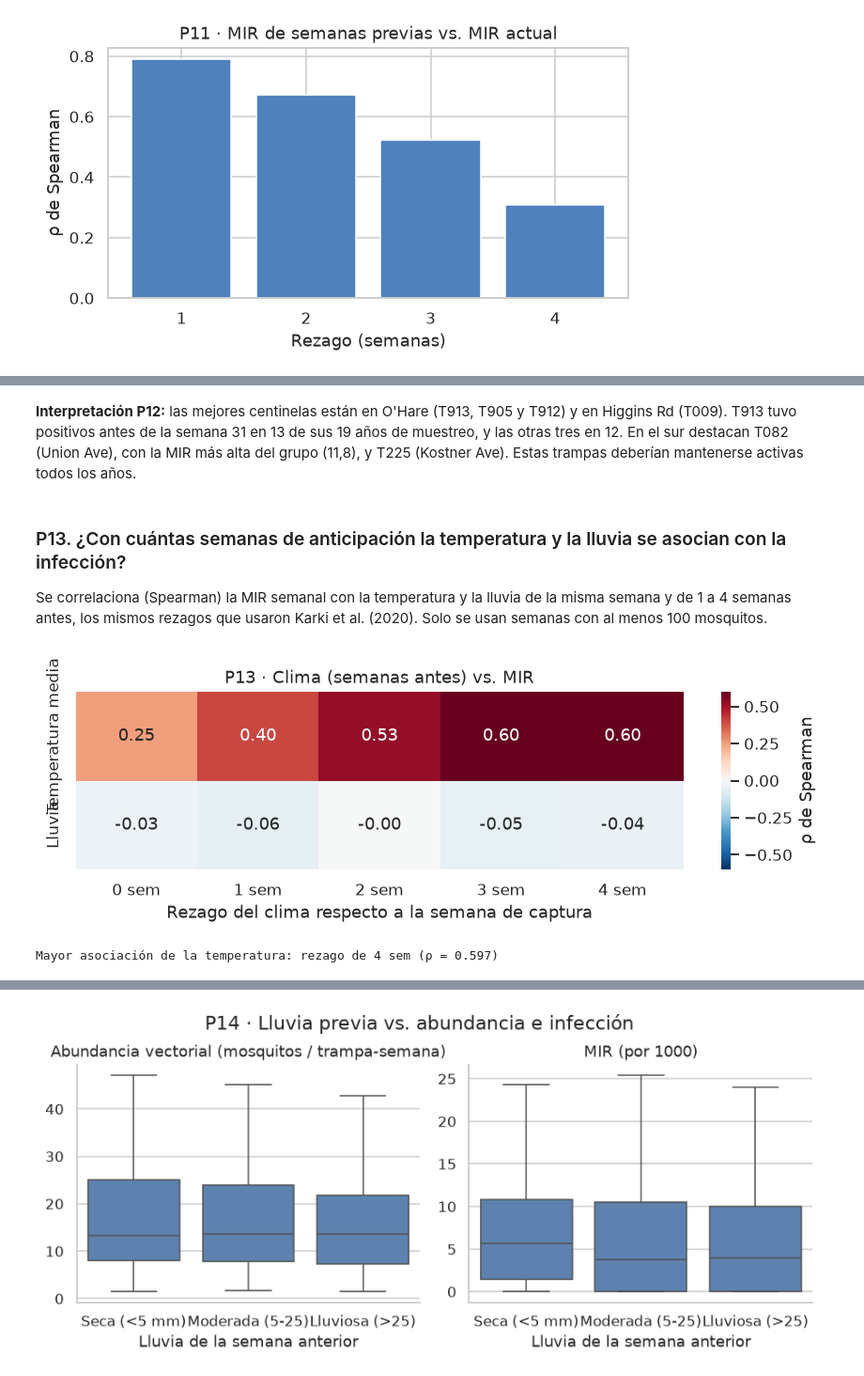
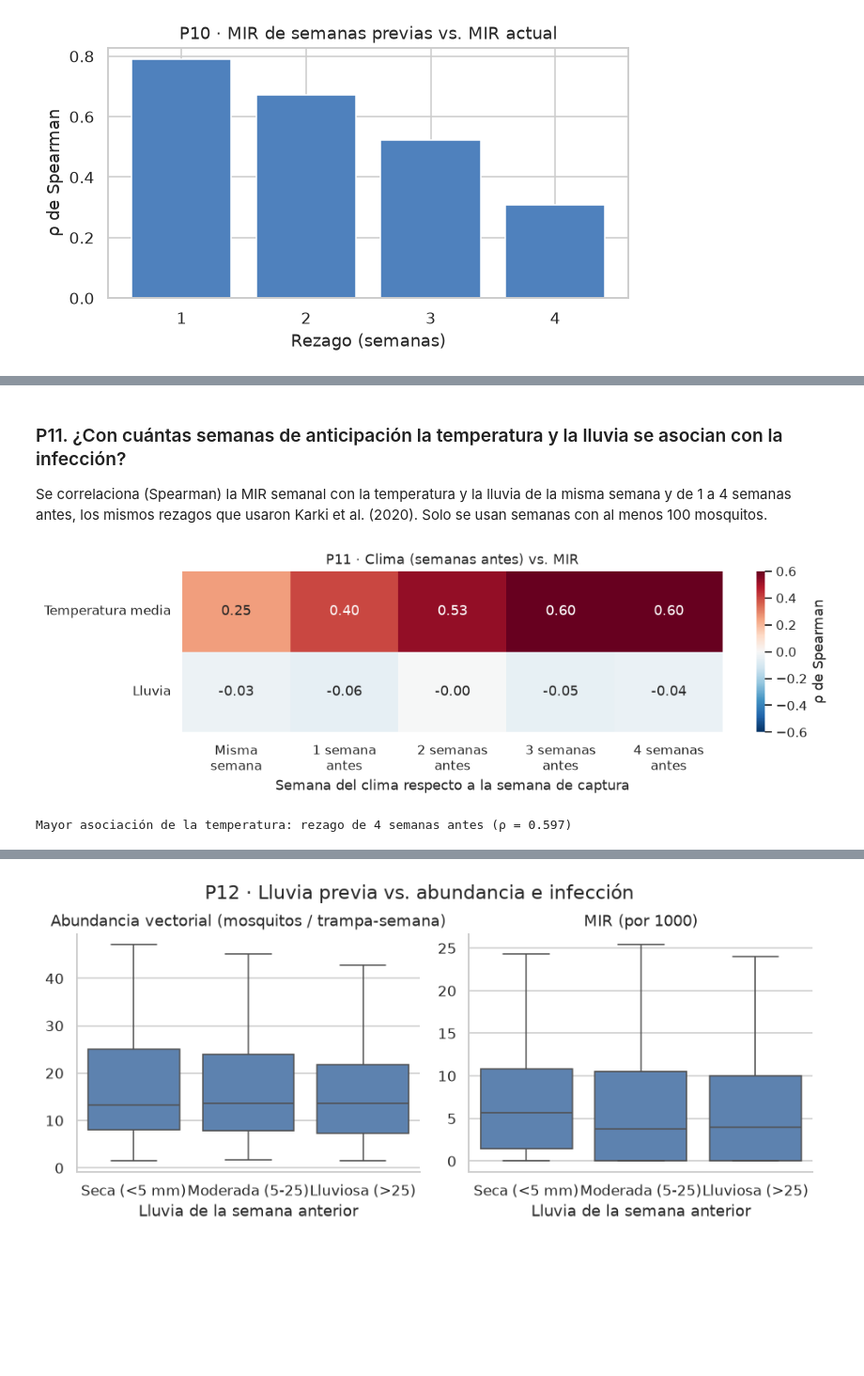
Before and after one commit to salva1984/icd, a Jupyter notebook: proyecto_wnv.ipynb, the cells around one changed output, grey strips where cells are left out. Shown at 94% size. Cells and saved outputs as stored; diff of their text form; code cells hidden in the pictures; blank space fills up the shorter version.

```diff
--- a/proyecto_wnv.ipynb
+++ b/proyecto_wnv.ipynb
@@ -1018,10 +1033,17 @@ ax.set_title('P11 · MIR de semanas previas vs. MIR actual'); plt.tight_layout()
 | 3 | 4 | 0.309 |
 [figure]
 # %%
-s9 = sem_ok.dropna(subset=['MIR_PREV_1']).assign(FASE=lambda d: pd.cut(d['WEEK'], [0, 28, 35, 60], labels=['Temprana (≤28)', 'Pico (29-35)', 'Tardía (≥36)']))
-g = sns.lmplot(data=s9, x='MIR_PREV_1', y='MIR', col='FASE', height=3.3, aspect=1.1,
-               scatter_kws={'alpha':.4, 's':18}, line_kws={'color':'#c0504d'})
-g.set_axis_labels('MIR de la semana anterior', 'MIR de la semana'); g.figure.suptitle('P11 · MIR previa vs. actual, por fase', y=1.04); plt.show()
-for fase, d in s9.groupby('FASE', observed=True):
-    r = d['MIR_PREV_1'].corr(d['MIR'], method='spearman'); print(f'{fase}: rho = {r:.3f}, n = {len(d)}')
+semanas_con_mir_previa = semanas_validas.dropna(subset=['MIR_PREV_1'])
+
+grafico = sns.lmplot(data=semanas_con_mir_previa, x='MIR_PREV_1', y='MIR', col='FASE',
+                     height=3.3, aspect=1.1,
+                     scatter_kws={'alpha': .4, 's': 18}, line_kws={'color': '#c0504d'})
+grafico.set_axis_labels('MIR de la semana anterior', 'MIR de la semana')
+grafico.set_titles('{col_name}')
+grafico.figure.suptitle('P10 · MIR previa vs. actual, por fase', y=1.04)
+plt.show()
+
+for fase, semanas_de_la_fase in semanas_con_mir_previa.groupby('FASE', observed=True):
+    rho = semanas_de_la_fase['MIR_PREV_1'].corr(semanas_de_la_fase['MIR'], method='spearman')
+    print(f'{fase}: rho = {rho:.3f}, n = {len(semanas_de_la_fase)}')
 # %% [output]
@@ -1072,25 +1056,29 @@ plt.tight_layout(); plt.show()
-# %% [markdown]
-**Interpretación P12:** las mejores centinelas están en O'Hare (T913, T905 y T912) y en Higgins Rd (T009). T913 tuvo positivos antes de la semana 31 en 13 de sus 19 años de muestreo, y las otras tres en 12. En el sur destacan T082 (Union Ave), con la MIR más alta del grupo (11,8), y T225 (Kostner Ave). Estas trampas deberían mantenerse activas todos los años.
 # %% [markdown]
-### P13. ¿Con cuántas semanas de anticipación la temperatura y la lluvia se asocian con la infección?
+### P11. ¿Con cuántas semanas de anticipación la temperatura y la lluvia se asocian con la infección?
 Se correlaciona (Spearman) la MIR semanal con la temperatura y la lluvia de la misma semana y de 1 a 4 semanas antes, los mismos rezagos que usaron Karki et al. (2020). Solo se usan semanas con al menos 100 mosquitos.
 # %%
-filas = {}
+NOMBRES_REZAGO = ['Misma\nsemana', '1 semana\nantes', '2 semanas\nantes', '3 semanas\nantes', '4 semanas\nantes']
+correlaciones = {}
 for base, prefijo, nombre in [('TAVG_SEM', 'TEMP_PREV', 'Temperatura media'), ('PRCP_SEM', 'LLUVIA_PREV', 'Lluvia')]:
     fila = {}
-    for k in range(0, 5):
-        col = base if k == 0 else f'{prefijo}_{k}'
-        r = sem_ok[col].corr(sem_ok['MIR'], method='spearman')
-        fila[f'{k} sem'] = r
-    filas[nombre] = fila
-tabla_rezagos = pd.DataFrame(filas).T
-fig, ax = plt.subplots(figsize=(8, 2.8)); ax.grid(False)
+    for rezago in range(0, 5):
+        col = base if rezago == 0 else f'{prefijo}_{rezago}'
+        rho = semanas_validas[col].corr(semanas_validas['MIR'], method='spearman')
+        fila[NOMBRES_REZAGO[rezago]] = rho
+    correlaciones[nombre] = fila
+tabla_rezagos = pd.DataFrame(correlaciones).T
+fig, ax = plt.subplots(figsize=(10, 3.2))
+ax.grid(False)
 sns.heatmap(tabla_rezagos, annot=True, fmt='.2f', cmap='RdBu_r', center=0, vmin=-.6, vmax=.6, ax=ax, cbar_kws={'label':'ρ de Spearman'})
-ax.set_xlabel('Rezago del clima respecto a la semana de captura'); ax.set_ylabel('')
-ax.set_title('P13 · Clima (semanas antes) vs. MIR'); plt.tight_layout(); plt.show()
-mejor_temp = tabla_rezagos.loc['Temperatura media'].idxmax()
-print(f"Mayor asociación de la temperatura: rezago de {mejor_temp} (ρ = {tabla_rezagos.loc['Temperatura media', mejor_temp]:.3f})")
+ax.set_xlabel('Semana del clima respecto a la semana de captura')
+ax.set_ylabel('')
+ax.tick_params(axis='both', rotation=0)
+ax.set_title('P11 · Clima (semanas antes) vs. MIR')
+plt.tight_layout()
+plt.show()
+mejor_temp = tabla_rezagos.loc['Temperatura media'].idxmax().replace('\n', ' ')
+print(f"Mayor asociación de la temperatura: rezago de {mejor_temp} (ρ = {tabla_rezagos.loc['Temperatura media'].max():.3f})")
 # %% [output]
-[figure, old version]
+[figure, new version]
-Mayor asociación de la temperatura: rezago de 4 sem (ρ = 0.597)
+Mayor asociación de la temperatura: rezago de 4 semanas antes (ρ = 0.597)
 # %%
```
Also changed, not shown: parts of 72 cells of this notebook, 2 other files.
